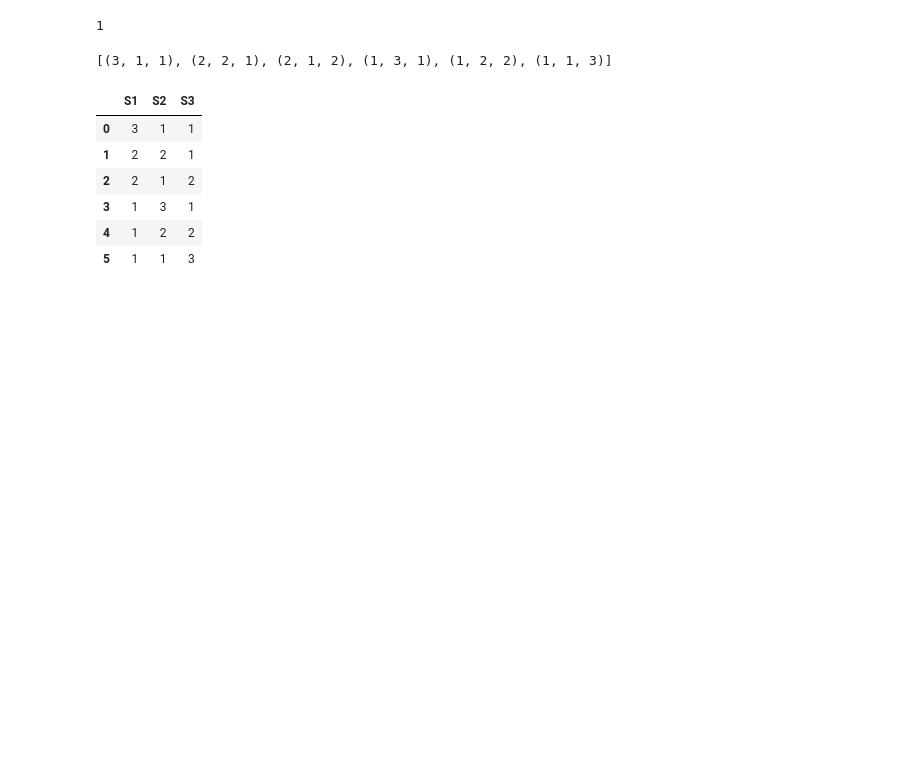
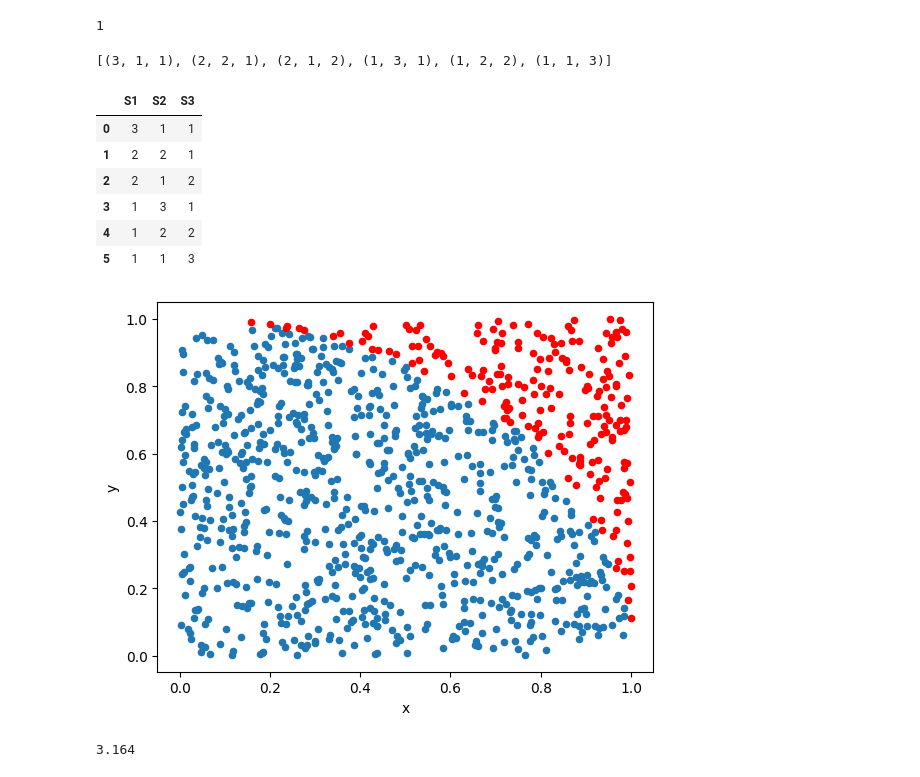
Before and after one commit to zbenmo/yapy3c, a Jupyter notebook: lecture3-pandas.ipynb, the cells around one changed output. Cells and saved outputs as stored; diff of their text form; code cells hidden in the pictures; blank space fills up the shorter version.

```diff
--- a/lecture3-pandas.ipynb
+++ b/lecture3-pandas.ipynb
@@ -618,3 +618,27 @@ pd.DataFrame.from_records(all_arrangements(5, 3), columns="S1 S2 S3".split())
 | 3 | 1 | 3 | 1 |
 | 4 | 1 | 2 | 2 |
 | 5 | 1 | 1 | 3 |
+# %%
+df5 = pd.DataFrame(np.random.rand(1000, 2), columns="x y".split())
+
+ax = (
+    df5
+    .loc[lambda d: d.x ** 2 + d.y ** 2 <= 1]
+    .plot(kind='scatter', x='x', y='y')
+)
+
+(
+    df5
+    .loc[lambda d: d.x ** 2 + d.y ** 2 > 1]
+    .plot(kind='scatter', x='x', y='y', ax=ax, color='red')
+);
+# %% [output]
+[figure, added]
+# %%
+(
+    df5
+    .loc[lambda d: d.x ** 2 + d.y ** 2 <= 1]
+    .shape[0]
+) / 1000 * 4
+# %% [output]
+3.164
```
Also changed, not shown: parts of 5 cells of this notebook, 2 other files.
